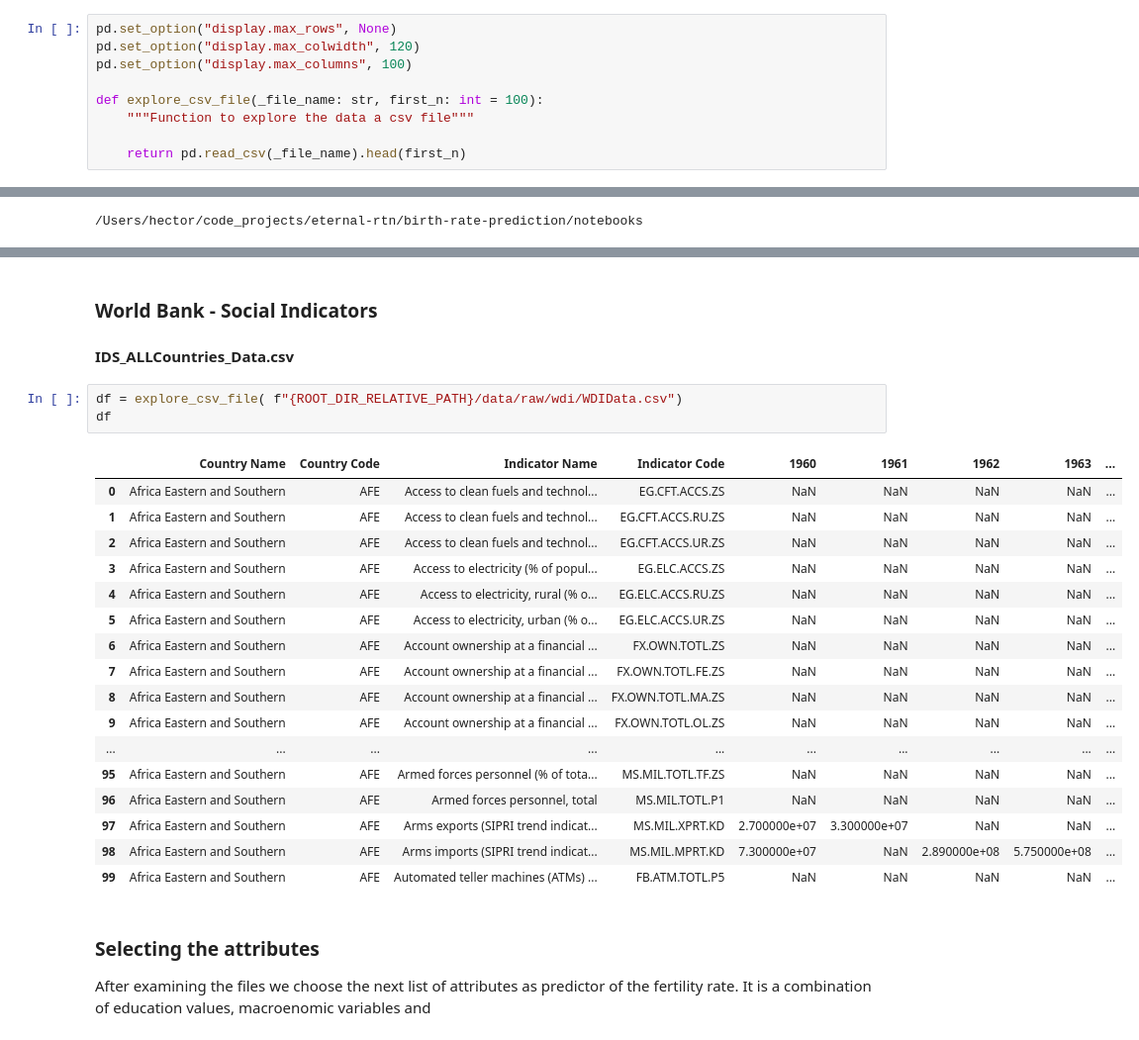
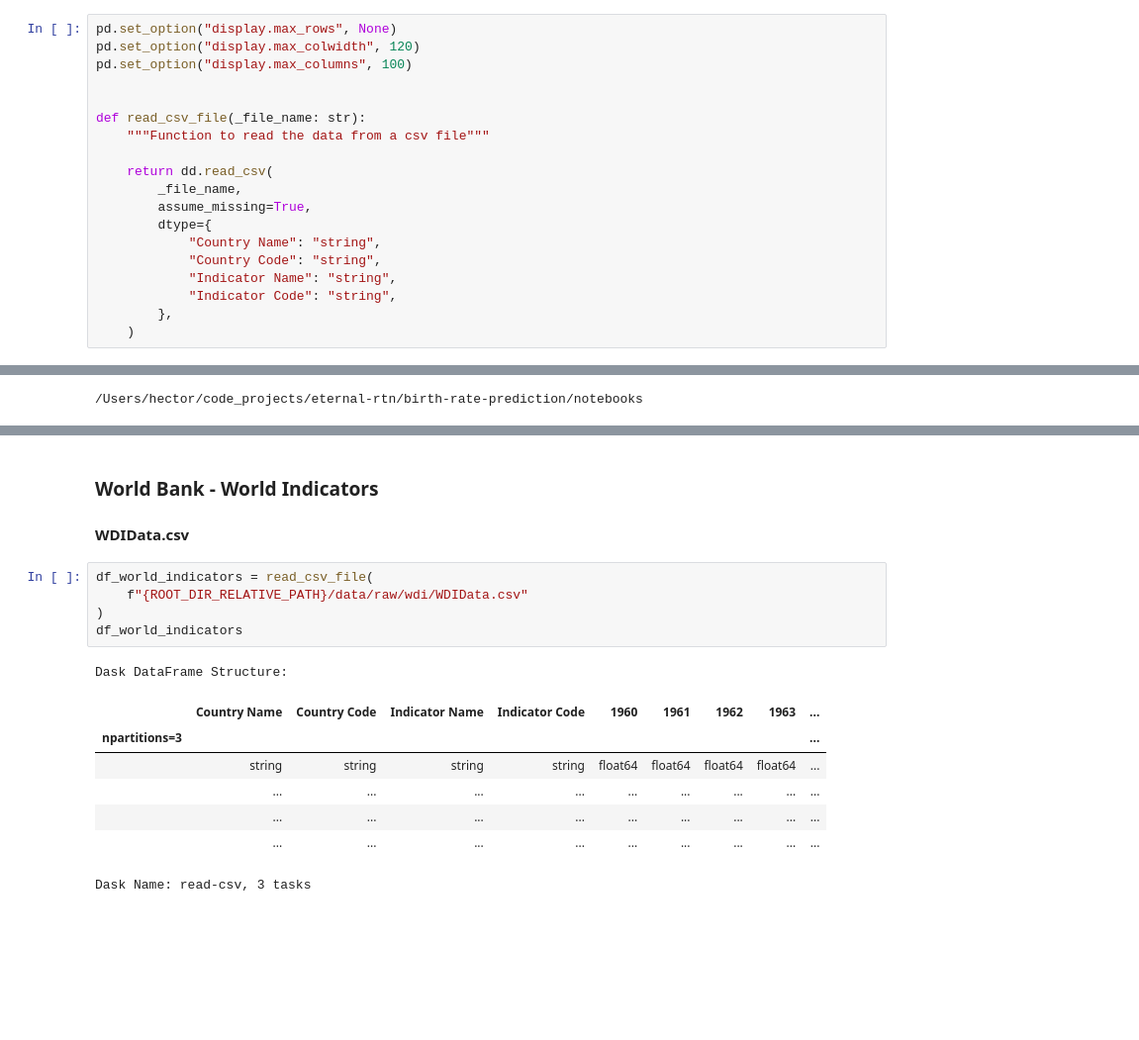
Before and after one commit to cuevash/birth-rate-prediction, a Jupyter notebook: notebooks/Exploratory Analysis.ipynb, the cells around one changed output, grey strips where cells are left out. Shown at 99% size. Saved outputs shown, nothing was run; the diff lists cells and outputs as text; blank space fills up the shorter version.

```diff
--- a/notebooks/Exploratory Analysis.ipynb
+++ b/notebooks/Exploratory Analysis.ipynb
@@ -23,8 +30,18 @@ pd.set_option("display.max_rows", None)
 pd.set_option("display.max_colwidth", 120)
 pd.set_option("display.max_columns", 100)
 
-def explore_csv_file(_file_name: str, first_n: int = 100):
-    """Function to explore the data a csv file"""
 
-    return pd.read_csv(_file_name).head(first_n)
+def read_csv_file(_file_name: str):
+    """Function to read the data from a csv file"""
+
+    return dd.read_csv(
+        _file_name,
+        assume_missing=True,
+        dtype={
+            "Country Name": "string",
+            "Country Code": "string",
+            "Indicator Name": "string",
+            "Indicator Code": "string",
+        },
+    )
 # %% [markdown]
@@ -84,29 +83,18 @@ df
 # %% [markdown]
-### World Bank - Social Indicators
+### World Bank - World Indicators
 
-#### IDS_ALLCountries_Data.csv
+#### WDIData.csv
 # %%
-df = explore_csv_file( f"{ROOT_DIR_RELATIVE_PATH}/data/raw/wdi/WDIData.csv")
-df
+df_world_indicators = read_csv_file(
+    f"{ROOT_DIR_RELATIVE_PATH}/data/raw/wdi/WDIData.csv"
+)
+df_world_indicators
 # %% [output]
+Dask DataFrame Structure:
 |  | Country Name | Country Code | Indicator Name | Indicator Code | 1960 | 1961 | 1962 | 1963 | ... |
-| 0 | Africa Eastern and Southern | AFE | Access to clean fuels and technol... | EG.CFT.ACCS.ZS | NaN | NaN | NaN | NaN | ... |
-| 1 | Africa Eastern and Southern | AFE | Access to clean fuels and technol... | EG.CFT.ACCS.RU.ZS | NaN | NaN | NaN | NaN | ... |
-| 2 | Africa Eastern and Southern | AFE | Access to clean fuels and technol... | EG.CFT.ACCS.UR.ZS | NaN | NaN | NaN | NaN | ... |
-| 3 | Africa Eastern and Southern | AFE | Access to electricity (% of popul... | EG.ELC.ACCS.ZS | NaN | NaN | NaN | NaN | ... |
-| 4 | Africa Eastern and Southern | AFE | Access to electricity, rural (% o... | EG.ELC.ACCS.RU.ZS | NaN | NaN | NaN | NaN | ... |
-| 5 | Africa Eastern and Southern | AFE | Access to electricity, urban (% o... | EG.ELC.ACCS.UR.ZS | NaN | NaN | NaN | NaN | ... |
-| 6 | Africa Eastern and Southern | AFE | Account ownership at a financial ... | FX.OWN.TOTL.ZS | NaN | NaN | NaN | NaN | ... |
-| 7 | Africa Eastern and Southern | AFE | Account ownership at a financial ... | FX.OWN.TOTL.FE.ZS | NaN | NaN | NaN | NaN | ... |
-| 8 | Africa Eastern and Southern | AFE | Account ownership at a financial ... | FX.OWN.TOTL.MA.ZS | NaN | NaN | NaN | NaN | ... |
-| 9 | Africa Eastern and Southern | AFE | Account ownership at a financial ... | FX.OWN.TOTL.OL.ZS | NaN | NaN | NaN | NaN | ... |
-| ... | ... | ... | ... | ... | ... | ... | ... | ... | ... |
-| 95 | Africa Eastern and Southern | AFE | Armed forces personnel (% of tota... | MS.MIL.TOTL.TF.ZS | NaN | NaN | NaN | NaN | ... |
-| 96 | Africa Eastern and Southern | AFE | Armed forces personnel, total | MS.MIL.TOTL.P1 | NaN | NaN | NaN | NaN | ... |
-| 97 | Africa Eastern and Southern | AFE | Arms exports (SIPRI trend indicat... | MS.MIL.XPRT.KD | 2.700000e+07 | 3.300000e+07 | NaN | NaN | ... |
-| 98 | Africa Eastern and Southern | AFE | Arms imports (SIPRI trend indicat... | MS.MIL.MPRT.KD | 7.300000e+07 | NaN | 2.890000e+08 | 5.750000e+08 | ... |
-| 99 | Africa Eastern and Southern | AFE | Automated teller machines (ATMs) ... | FB.ATM.TOTL.P5 | NaN | NaN | NaN | NaN | ... |
+| npartitions=3 |  |  |  |  |  |  |  |  | ... |
+|  | string | string | string | string | float64 | float64 | float64 | float64 | ... |
+|  | ... | ... | ... | ... | ... | ... | ... | ... | ... |
+|  | ... | ... | ... | ... | ... | ... | ... | ... | ... |
+|  | ... | ... | ... | ... | ... | ... | ... | ... | ... |
+Dask Name: read-csv, 3 tasks
-# %% [markdown]
-### Selecting the attributes
-
-After examining the files we choose the next list of attributes as predictor of the fertility rate. It is a combination of education values, macroenomic variables and
```
Also changed, not shown: parts of 28 cells of this notebook, 3 other files.
